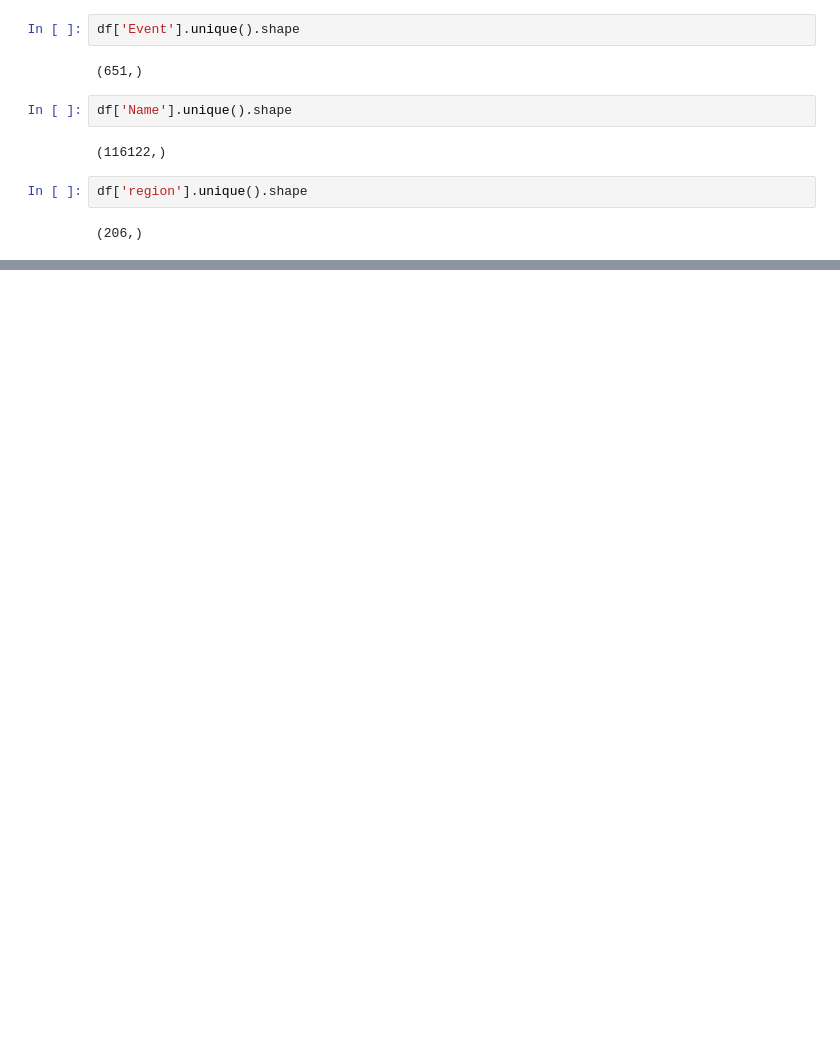
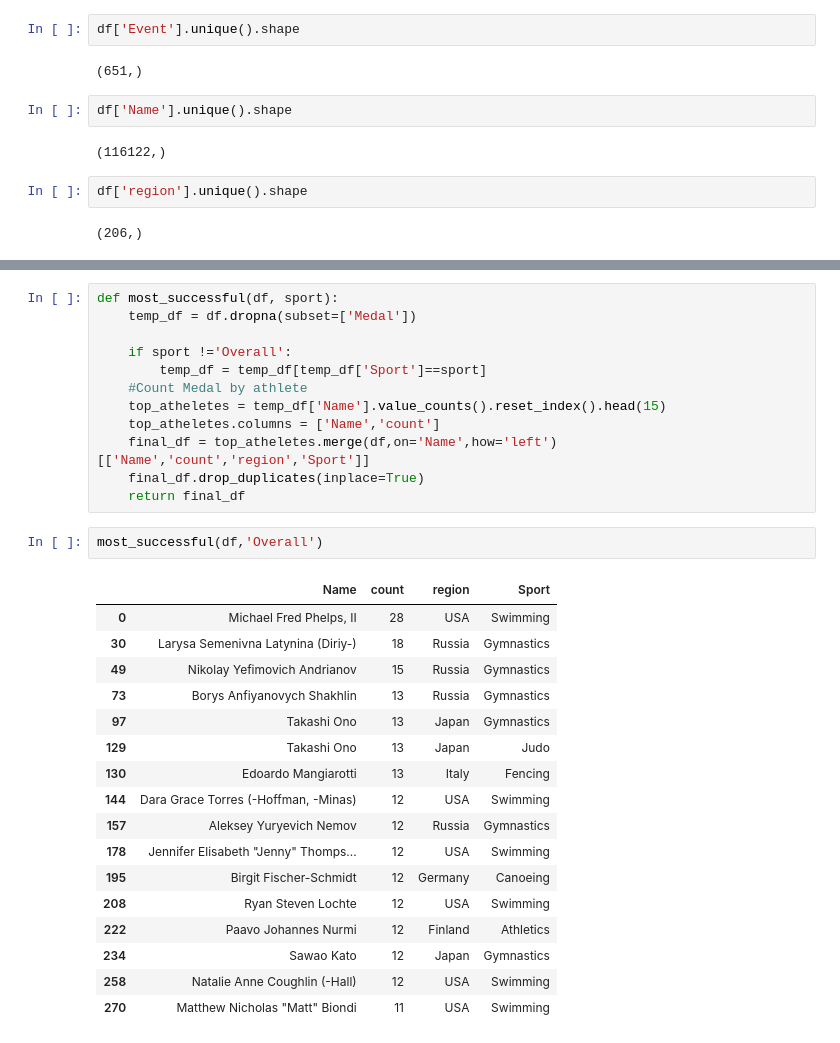
Before and after one commit to coderxvinay/Olyampics-Data-Analysis, a Jupyter notebook: Olyampic-analysis.ipynb, the cells around one changed output, grey strips where cells are left out. Drawn from its saved outputs; the diff is of its cells as text; blank space fills up the shorter version.

```diff
--- a/Olyampic-analysis.ipynb
+++ b/Olyampic-analysis.ipynb
@@ -367,0 +454,32 @@ df['region'].unique().shape
+# %%
+def most_successful(df, sport):
+    temp_df = df.dropna(subset=['Medal'])
+
+    if sport !='Overall':
+        temp_df = temp_df[temp_df['Sport']==sport]
+    #Count Medal by athlete
+    top_atheletes = temp_df['Name'].value_counts().reset_index().head(15)
+    top_atheletes.columns = ['Name','count']
+    final_df = top_atheletes.merge(df,on='Name',how='left')[['Name','count','region','Sport']]
+    final_df.drop_duplicates(inplace=True)
+    return final_df
+# %%
+most_successful(df,'Overall')
+# %% [output]
+|  | Name | count | region | Sport |
+| 0 | Michael Fred Phelps, II | 28 | USA | Swimming |
+| 30 | Larysa Semenivna Latynina (Diriy-) | 18 | Russia | Gymnastics |
+| 49 | Nikolay Yefimovich Andrianov | 15 | Russia | Gymnastics |
+| 73 | Borys Anfiyanovych Shakhlin | 13 | Russia | Gymnastics |
+| 97 | Takashi Ono | 13 | Japan | Gymnastics |
+| 129 | Takashi Ono | 13 | Japan | Judo |
+| 130 | Edoardo Mangiarotti | 13 | Italy | Fencing |
+| 144 | Dara Grace Torres (-Hoffman, -Minas) | 12 | USA | Swimming |
+| 157 | Aleksey Yuryevich Nemov | 12 | Russia | Gymnastics |
+| 178 | Jennifer Elisabeth "Jenny" Thomps... | 12 | USA | Swimming |
+| 195 | Birgit Fischer-Schmidt | 12 | Germany | Canoeing |
+| 208 | Ryan Steven Lochte | 12 | USA | Swimming |
+| 222 | Paavo Johannes Nurmi | 12 | Finland | Athletics |
+| 234 | Sawao Kato | 12 | Japan | Gymnastics |
+| 258 | Natalie Anne Coughlin (-Hall) | 12 | USA | Swimming |
+| 270 | Matthew Nicholas "Matt" Biondi | 11 | USA | Swimming |
```
Also changed, not shown: parts of 11 cells of this notebook, 2 other files.
